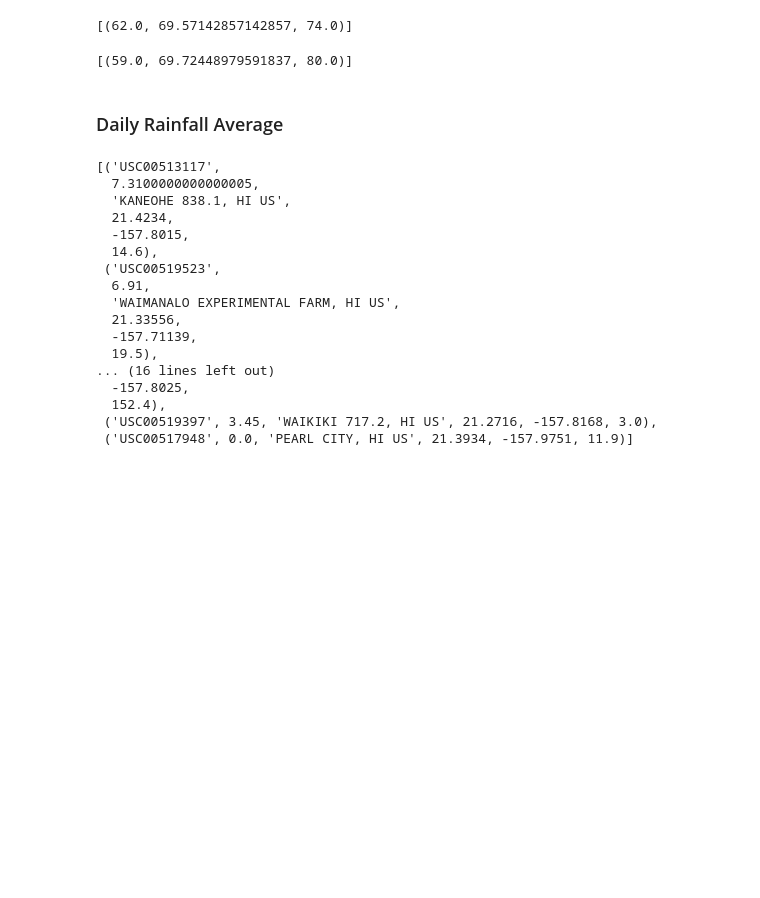
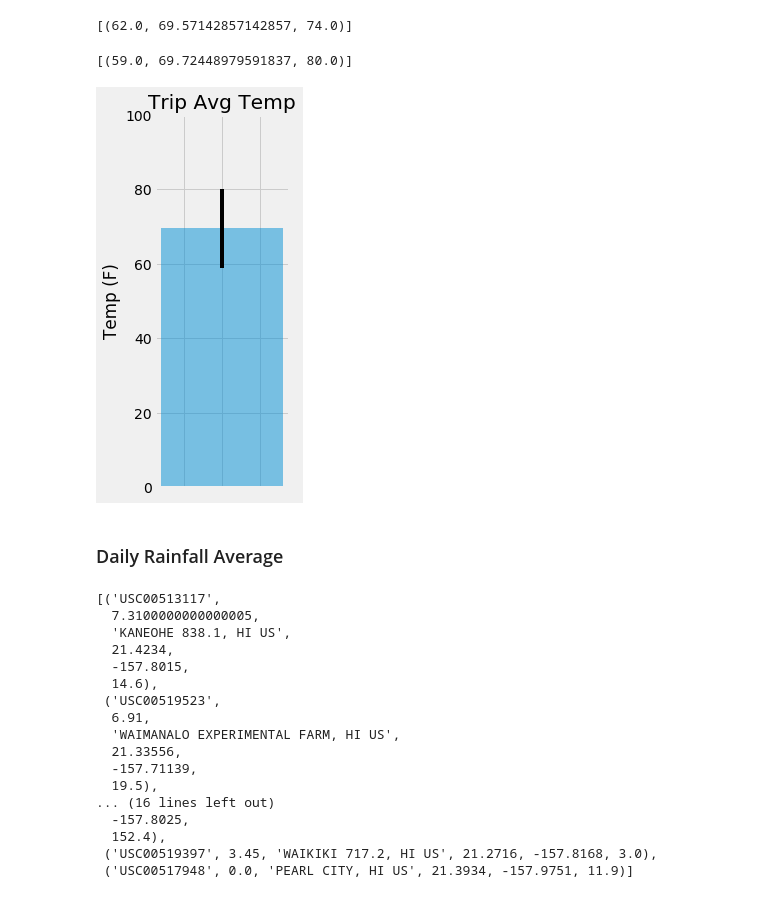
Before and after one commit to jnugent13/sqlalchemy-challenge, a Jupyter notebook: climate_starter.ipynb, the cells around one changed output. Saved outputs shown, nothing was run; the diff lists cells and outputs as text; code cells hidden in the pictures; blank space fills up the shorter version.

Commit message:
Fixed average temperature graph

```diff
--- a/climate_starter.ipynb
+++ b/climate_starter.ipynb
@@ -187,10 +187,26 @@ calc_temps('2017-02-01', '2017-02-15')
 # %%
 # Plot the results from your previous query as a bar chart.
 # Use "Trip Avg Temp" as your Title
 # Use the average temperature for the y value
 # Use the peak-to-peak (tmax-tmin) value as the y error bar (yerr)
 prior_min, prior_avg, prior_max = calc_temps('2017-02-01', '2017-02-15')[0]
-prior_diff = [prior_max, prior_min]
+x=0
+
+# Build the plot
+fig, ax = plt.subplots(figsize=(3,6))
+ax.bar(x, prior_avg, yerr=[[prior_avg - prior_min], [prior_max - prior_avg]], align='center', alpha=0.5, ecolor='black')
+ax.set_ylabel('Temp (F)')
+ax.set_ylim(0, 100)
+ax.set_xticklabels("")
+ax.set_title('Trip Avg Temp')
+ax.yaxis.grid(True)
+
+# Save the figure and show
+plt.tight_layout()
+plt.savefig('Images/TripAvgTemp.png')
+plt.show()
+# %% [output]
+[figure, added]
 # %% [markdown]
 ### Daily Rainfall Average
 # %%
```
Also changed, not shown: parts of 1 cell of this notebook, 1 other file.
